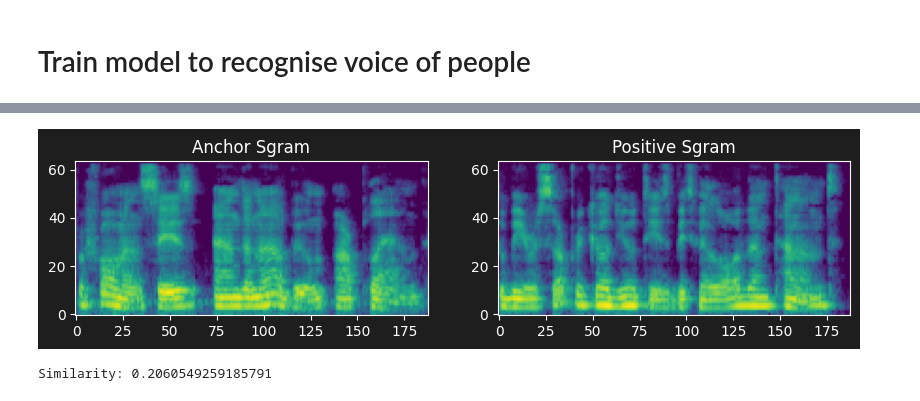
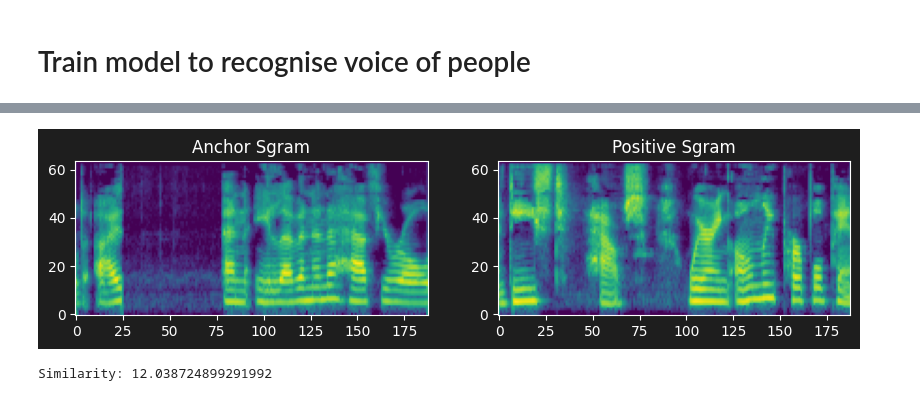
Before and after one commit to YuriyPukhta/voice-authentication-protection-voice-cloning, a Jupyter notebook: train_combined_cnn_contrast.ipynb, the cells around one changed output, grey strips where cells are left out. Saved outputs shown, nothing was run; the diff lists cells and outputs as text; code cells hidden in the pictures.

```diff
--- a/train_combined_cnn_contrast.ipynb
+++ b/train_combined_cnn_contrast.ipynb
@@ -136,0 +190,2 @@ test_ds = DS(test_df, original_voice_data_path=DATA_PATH + "validated_16000/", g
+# %%
+train_ds = CombinedMixedSoundDS(voiceOriginalDataset=original, voiceGeneratedDataset=generated, original_voice_data_path=DATA_PATH + "validated_16000/", generated_voice_data_path=DATA_PATH + "generated_16000/", transform=test_transform)
@@ -180 +230,6 @@ class SiameseNetwork(nn.Module):
+# %%
+num_items = len(train_ds)
+num_train = round(num_items * 0.4)
+num_val = num_items - num_train
+train_ds, val_ds = random_split(train_ds, [num_train, num_val])
 # %%
@@ -252,7 +307,7 @@ loss, accuracy, precision, recall, f1 = [], [], [], [], []
 for epoch in range(num_epochs):
 	_train_loss = train_siamese_model_contrast_loss(siamese_model, train_dl, criterion, optimizer, device)
 	print(f"Epoch {epoch + 1}/{num_epochs}, Loss: {_train_loss:.4f}")
-	_test_loss = evaluate_siamese_model_contrast_loss(siamese_model, test_dl, criterion, device)
-	print(f"Epoch {epoch + 1}/{num_epochs}, Loss: {_test_loss:.4f}")
-	loss.append([_train_loss, _test_loss])
+	#_test_loss = evaluate_siamese_model_contrast_loss(siamese_model, test_dl, criterion, device)
+	#print(f"Epoch {epoch + 1}/{num_epochs}, Loss: {_test_loss:.4f}")
+	#loss.append([_train_loss, _test_loss])
 # %% [output]
@@ -297,16 +353,16 @@ def evaluate(model, anchor_sgram, posneg_sgram, label):
 		posneg_sgram = posneg_sgram.unsqueeze(0).to(device)
 		label = label.to(device)
 		anchor_output, posneg_output = model(anchor_sgram, posneg_sgram)
-		loss = criterion(anchor_output, posneg_output, label)
+		loss = F.pairwise_distance(anchor_output, posneg_output, keepdim = True)
 	label.cpu()
 	return loss.item()
 # %%
-anchor_sgram, posneg_sgram, label = train_ds[0]
+anchor_sgram, posneg_sgram, label = train_ds[1]
 loss = evaluate(siamese_model, anchor_sgram, posneg_sgram, label)
 plot_siamese_model(anchor_sgram.squeeze(0), posneg_sgram.squeeze(0), label, loss)
 # %% [output]
-[figure, old version]
+[figure, new version]
-Similarity: 0.2060549259185791
+Similarity: 12.038724899291992
 # %%
 anchor_sgram, posneg_sgram, label = train_ds[5]
 loss = evaluate(siamese_model, anchor_sgram, posneg_sgram, label)
```
Also changed, not shown: parts of 22 cells of this notebook, 11 other files.
